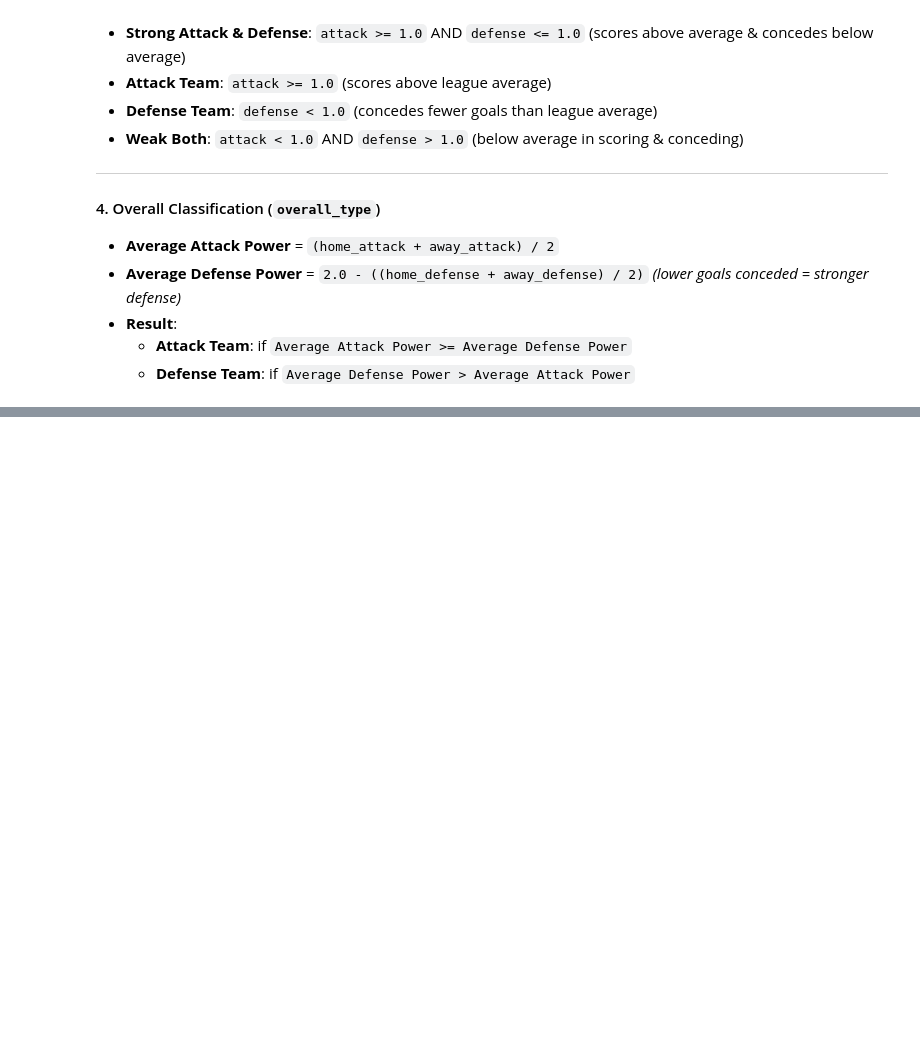
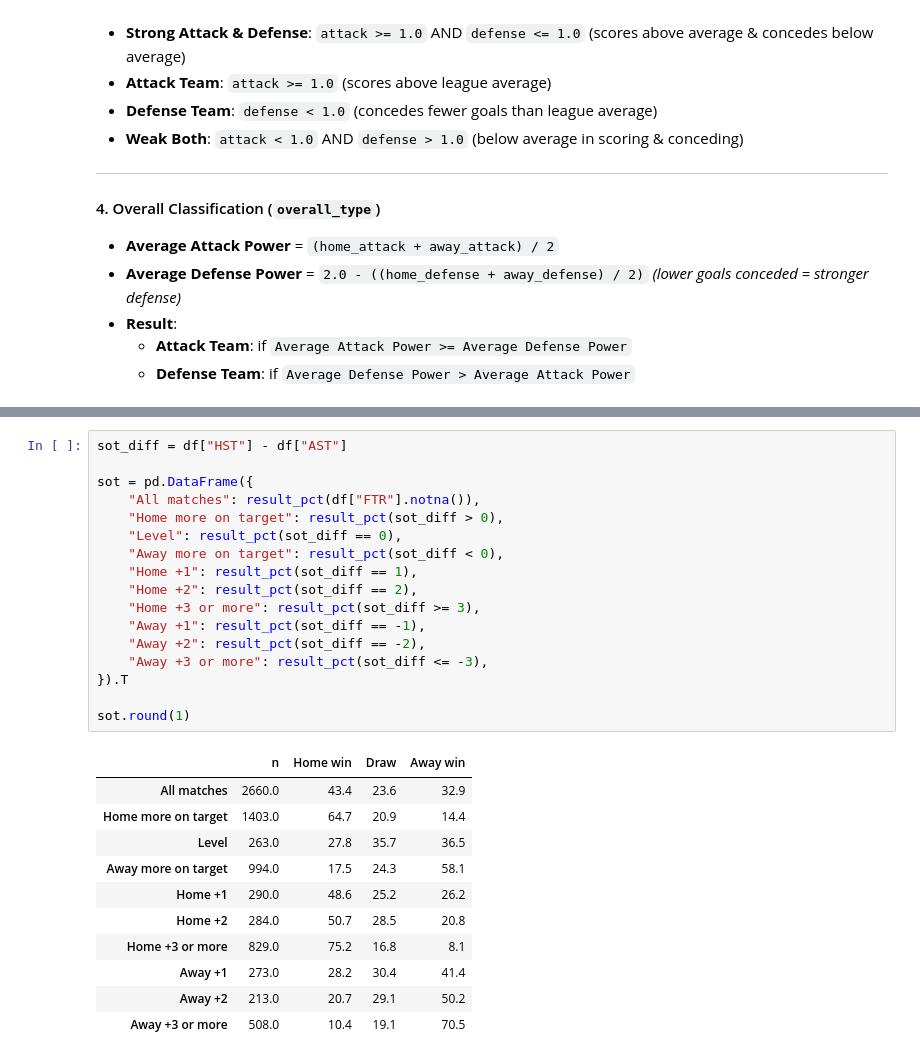
Before and after one commit to kkathait/D501_Final_Project, a Jupyter notebook: data relation/data_check.ipynb, the cells around one changed output, grey strips where cells are left out. Drawn from its saved outputs; the diff is of its cells as text; blank space fills up the shorter version.

```diff
--- a/data relation/data_check.ipynb
+++ b/data relation/data_check.ipynb
@@ -384,0 +445,29 @@ League Avg Away Goals: 1.312
+# %%
+sot_diff = df["HST"] - df["AST"]
+
+sot = pd.DataFrame({
+    "All matches": result_pct(df["FTR"].notna()),
+    "Home more on target": result_pct(sot_diff > 0),
+    "Level": result_pct(sot_diff == 0),
+    "Away more on target": result_pct(sot_diff < 0),
+    "Home +1": result_pct(sot_diff == 1),
+    "Home +2": result_pct(sot_diff == 2),
+    "Home +3 or more": result_pct(sot_diff >= 3),
+    "Away +1": result_pct(sot_diff == -1),
+    "Away +2": result_pct(sot_diff == -2),
+    "Away +3 or more": result_pct(sot_diff <= -3),
+}).T
+
+sot.round(1)
+# %% [output]
+|  | n | Home win | Draw | Away win |
+| All matches | 2660.0 | 43.4 | 23.6 | 32.9 |
+| Home more on target | 1403.0 | 64.7 | 20.9 | 14.4 |
+| Level | 263.0 | 27.8 | 35.7 | 36.5 |
+| Away more on target | 994.0 | 17.5 | 24.3 | 58.1 |
+| Home +1 | 290.0 | 48.6 | 25.2 | 26.2 |
+| Home +2 | 284.0 | 50.7 | 28.5 | 20.8 |
+| Home +3 or more | 829.0 | 75.2 | 16.8 | 8.1 |
+| Away +1 | 273.0 | 28.2 | 30.4 | 41.4 |
+| Away +2 | 213.0 | 20.7 | 29.1 | 50.2 |
+| Away +3 or more | 508.0 | 10.4 | 19.1 | 70.5 |
```
Also changed, not shown: parts of 15 cells of this notebook, 6 other files.
